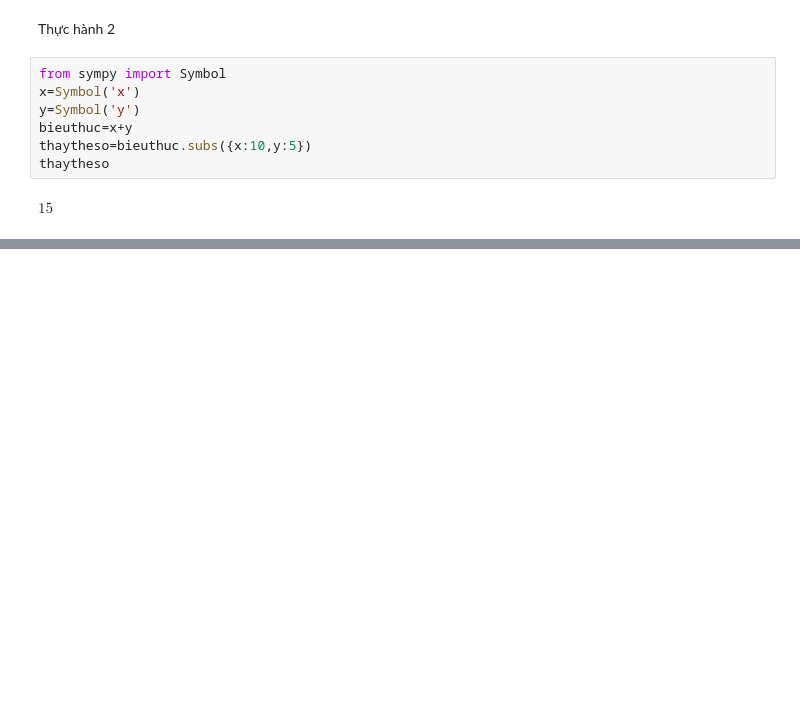
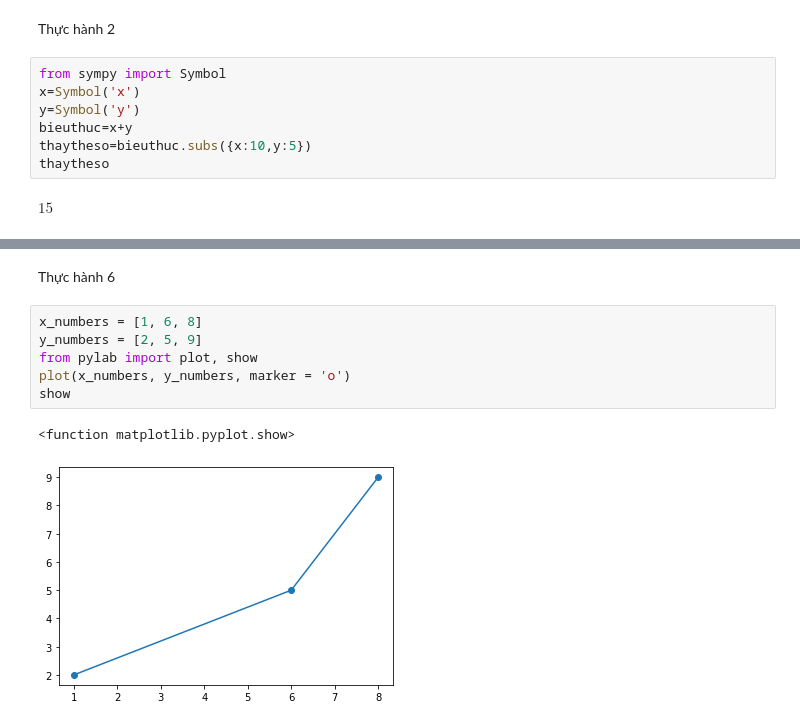
Before and after one commit to NguyenHuuPhat0773/thuchanhtoanCC, a Jupyter notebook: Chương_2.ipynb, the cells around one changed output, grey strips where cells are left out. Cells and saved outputs as stored; diff of their text form; blank space fills up the shorter version.

```diff
--- a/Chương_2.ipynb
+++ b/Chương_2.ipynb
@@ -23,0 +113,11 @@ $\displaystyle 15$
+# %% [markdown]
+Thực hành 6
+# %%
+x_numbers = [1, 6, 8]
+y_numbers = [2, 5, 9]
+from pylab import plot, show
+plot(x_numbers, y_numbers, marker = 'o')
+show
+# %% [output]
+<function matplotlib.pyplot.show>
+[figure, added]
```
Also changed, not shown: parts of 44 cells of this notebook.
